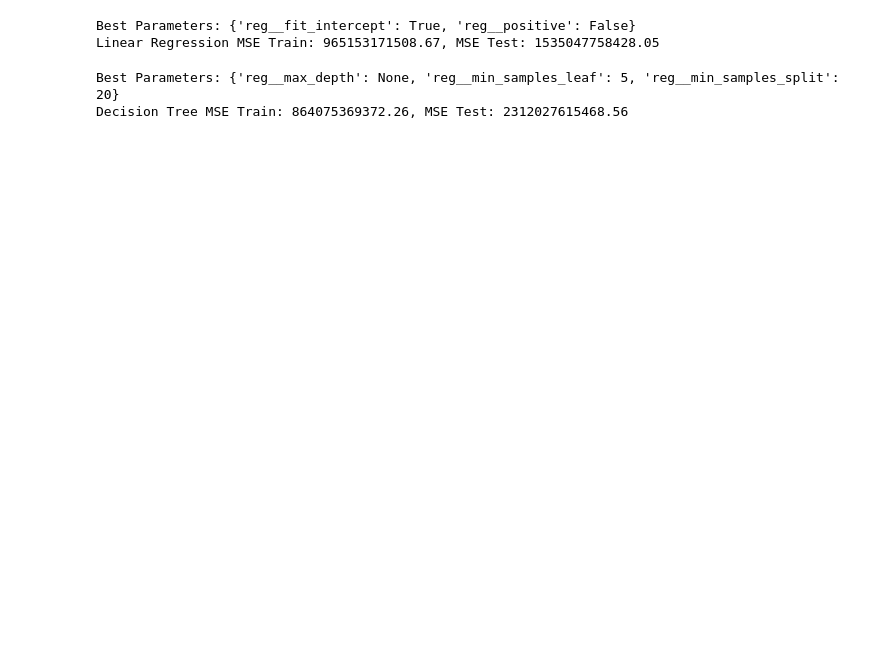
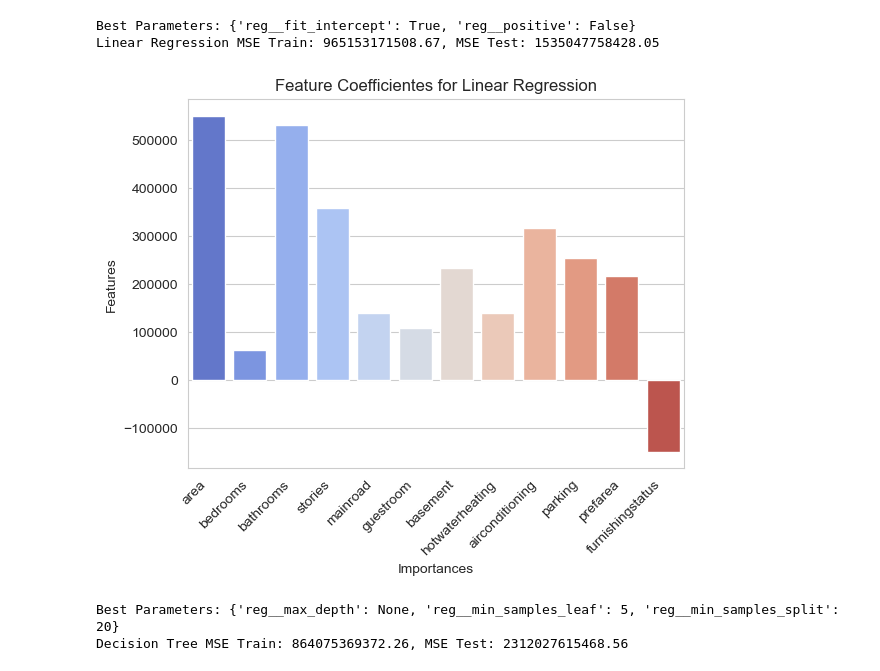
Before and after one commit to HITOfficial/data-mining, a Jupyter notebook: house-prices-prediction/housing-prices-prediction.ipynb, the cells around one changed output. Saved outputs shown, nothing was run; the diff lists cells and outputs as text; code cells hidden in the pictures; blank space fills up the shorter version.

Commit message:
models coeffs and feature importances

```diff
--- a/house-prices-prediction/housing-prices-prediction.ipynb
+++ b/house-prices-prediction/housing-prices-prediction.ipynb
@@ -218,4 +203,4 @@ Name: furnishingstatus, Length: 545, dtype: int64
 X = df.drop('price', axis=1)
 y = df['price']
 # %%
-X_train, X_test, y_train, y_test = train_test_split(X, y, test_size=0.3, random_state=42)
+feature_names = X.columns
@@ -257,6 +244,20 @@ def plot_learning_curves_regression(estimator, X, y, title):
     plt.legend(loc='best')
     plt.grid()
     plt.show()
+# %%
+def plot_feature_importances(importances, feature_names, title):
+    df = pd.DataFrame({'features': feature_names, 'importances': importances})
+
+    sns.set_style("whitegrid")
+    sns.barplot(x="importances", y="features", data=df, palette="coolwarm")
+
+    plt.xticks(rotation=45, ha='right')
+
+    plt.xlabel('Importances')
+    plt.ylabel('Features')
+    plt.title(title)
+
+    plt.show()
 # %%
 # Define pipeline for Linear Regression
 pipeline_lr = Pipeline([
@@ -287,6 +288,10 @@ print(f'Linear Regression MSE Train: {mse_train_lr:.2f}, MSE Test: {mse_test_lr:
 # %% [output]
 Best Parameters: {'reg__fit_intercept': True, 'reg__positive': False}
 Linear Regression MSE Train: 965153171508.67, MSE Test: 1535047758428.05
+# %%
+plot_feature_importances(feature_names, best_model_lr.named_steps['reg'].coef_, 'Feature Coefficientes for Linear Regression')
+# %% [output]
+[figure, added]
 # %%
 # Define pipeline for Decision Tree Regressor
 pipeline_tree = Pipeline([
```
Also changed, not shown: parts of 13 cells of this notebook.
